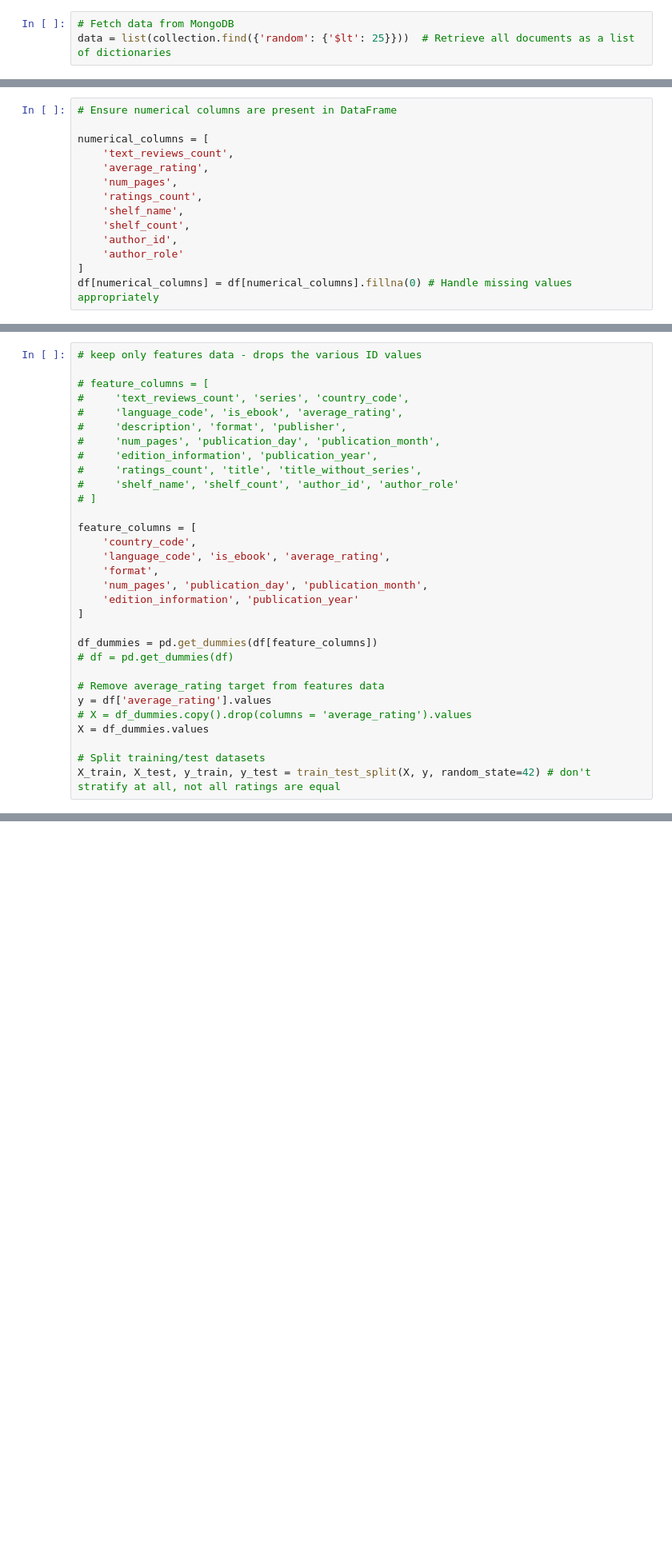
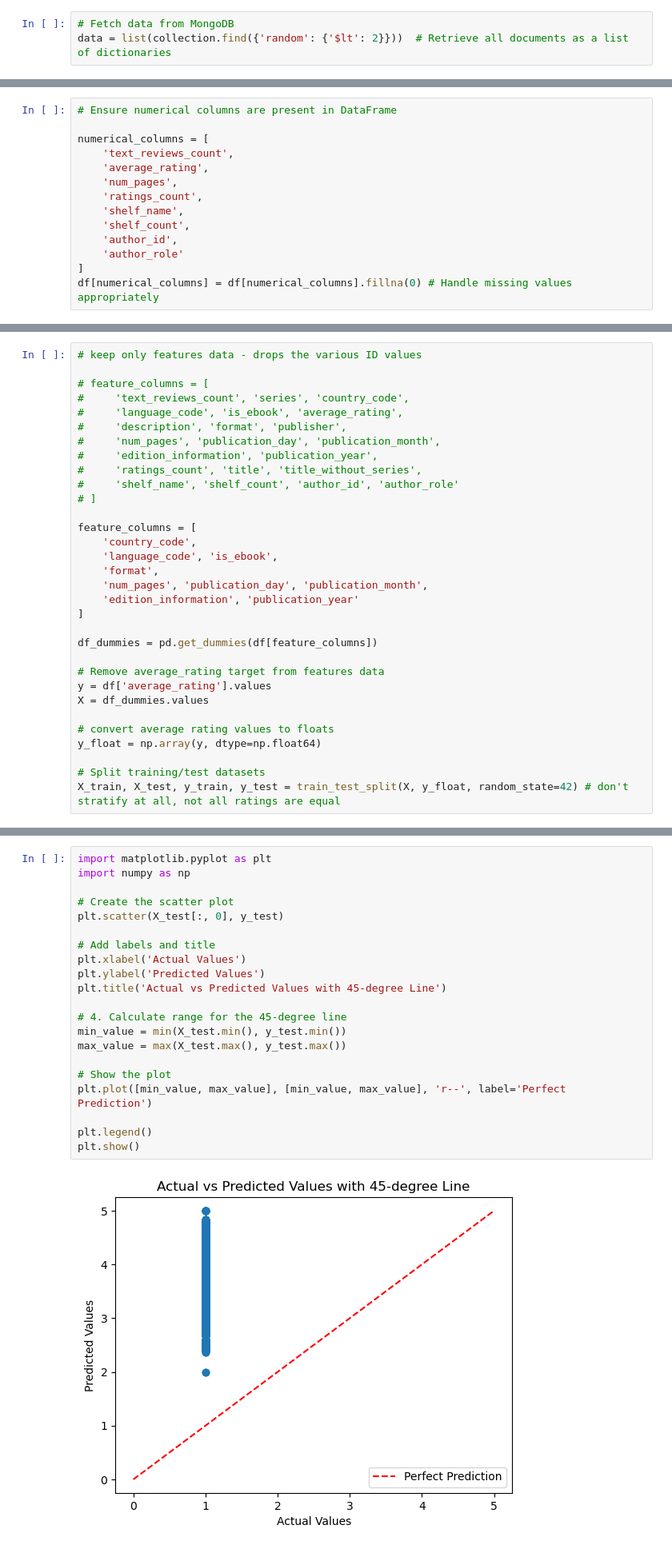
Before and after one commit to MelissaJ4/Project-4, a Jupyter notebook: goodreads_predict_rating.ipynb, the cells around one changed output, grey strips where cells are left out. Shown: that part at 80% size. Saved outputs shown, nothing was run; the diff lists cells and outputs as text; blank space fills up the shorter version.

Commit message:
MeanSquaredError model and visualization

```diff
--- a/goodreads_predict_rating.ipynb
+++ b/goodreads_predict_rating.ipynb
@@ -25,7 +26,7 @@ db = client['books']
 collection = db['books']
 # %%
 # Fetch data from MongoDB
-data = list(collection.find({'random': {'$lt': 25}}))  # Retrieve all documents as a list of dictionaries
+data = list(collection.find({'random': {'$lt': 2}}))  # Retrieve all documents as a list of dictionaries
 # %%
 # Convert to Pandas DataFrame
 df = pd.DataFrame(data)
@@ -223,19 +168,20 @@ Name: count, dtype: int64
 
 feature_columns = [
     'country_code',
-    'language_code', 'is_ebook', 'average_rating',
+    'language_code', 'is_ebook',
     'format',
     'num_pages', 'publication_day', 'publication_month',
     'edition_information', 'publication_year'
 ]
 
 df_dummies = pd.get_dummies(df[feature_columns])
-# df = pd.get_dummies(df)
 
 # Remove average_rating target from features data
 y = df['average_rating'].values
-# X = df_dummies.copy().drop(columns = 'average_rating').values
 X = df_dummies.values
 
+# convert average rating values to floats
+y_float = np.array(y, dtype=np.float64)
+
 # Split training/test datasets
-X_train, X_test, y_train, y_test = train_test_split(X, y, random_state=42) # don't stratify at all, not all ratings are equal
+X_train, X_test, y_train, y_test = train_test_split(X, y_float, random_state=42) # don't stratify at all, not all ratings are equal
@@ -341,0 +360,23 @@ TypeError: in user code:
+# %%
+import matplotlib.pyplot as plt
+import numpy as np
+
+# Create the scatter plot
+plt.scatter(X_test[:, 0], y_test)
+
+# Add labels and title
+plt.xlabel('Actual Values')
+plt.ylabel('Predicted Values')
+plt.title('Actual vs Predicted Values with 45-degree Line')
+
+# 4. Calculate range for the 45-degree line
+min_value = min(X_test.min(), y_test.min())
+max_value = max(X_test.max(), y_test.max())
+
+# Show the plot
+plt.plot([min_value, max_value], [min_value, max_value], 'r--', label='Perfect Prediction')
+
+plt.legend()
+plt.show()
+# %% [output]
+[figure, added]
```
Also changed, not shown: parts of 31 cells of this notebook.
